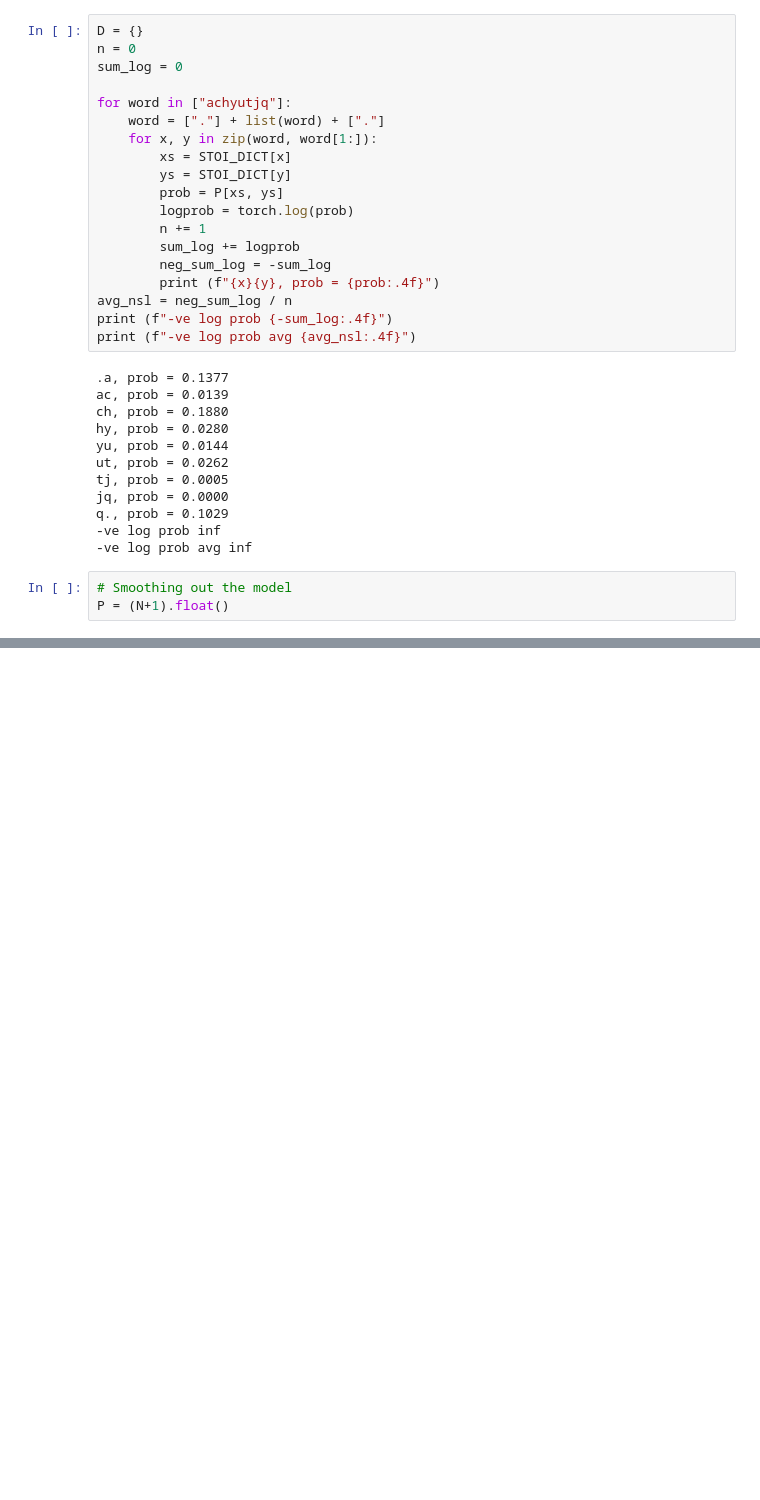
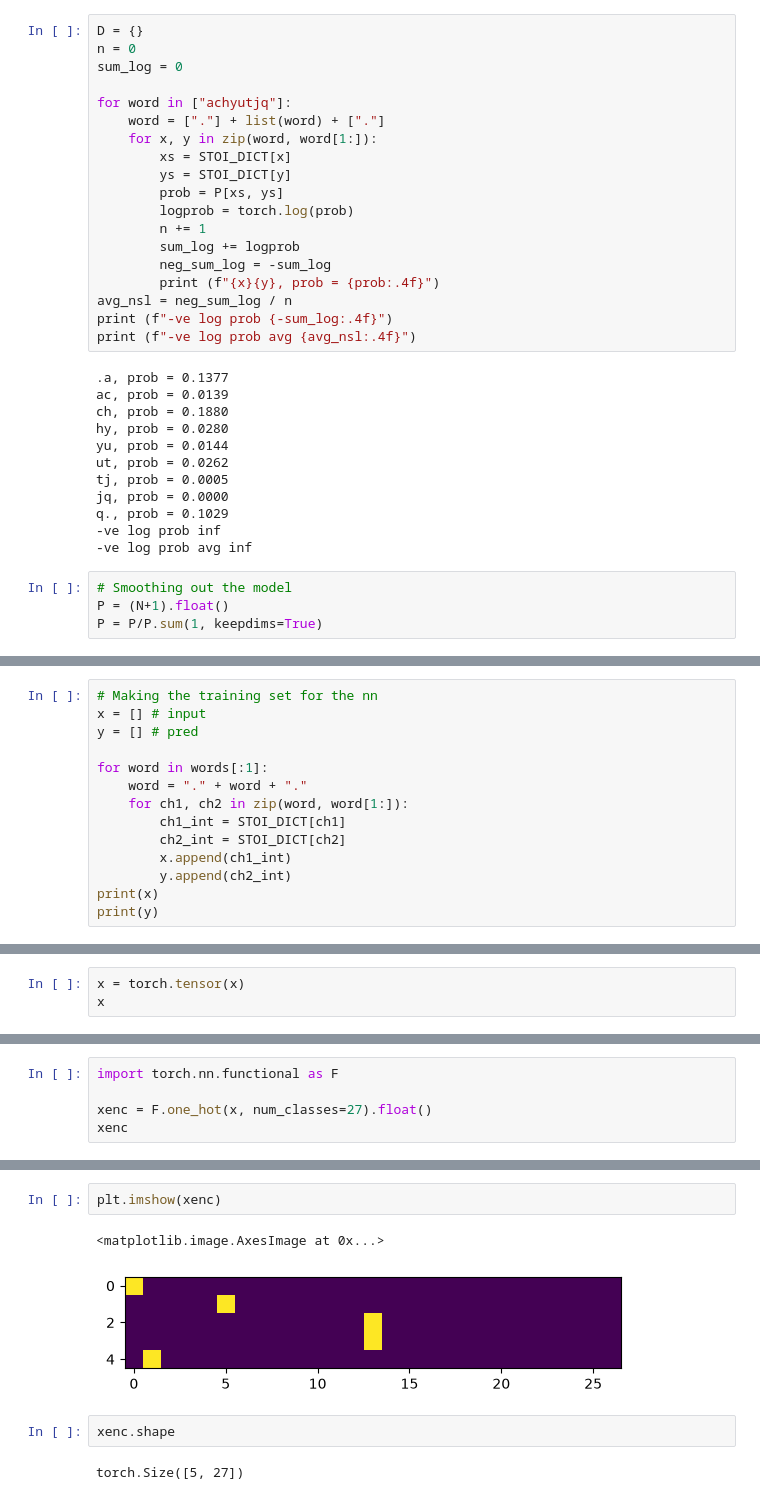
Before and after one commit to achyutbenz19/loki, a Jupyter notebook: 02-makemore/bigram.ipynb, the cells around one changed output, grey strips where cells are left out. Saved outputs shown, nothing was run; the diff lists cells and outputs as text; blank space fills up the shorter version.

```diff
--- a/02-makemore/bigram.ipynb
+++ b/02-makemore/bigram.ipynb
@@ -293,6 +293,7 @@ q., prob = 0.1029
 # %%
 # Smoothing out the model
 P = (N+1).float()
+P = P/P.sum(1, keepdims=True)
 # %%
 D = {}
 n = 0
@@ -326,0 +330,14 @@ q., prob = 29.0000
+# %%
+# Making the training set for the nn
+x = [] # input
+y = [] # pred
+
+for word in words[:1]:
+    word = "." + word + "."
+    for ch1, ch2 in zip(word, word[1:]):
+        ch1_int = STOI_DICT[ch1]
+        ch2_int = STOI_DICT[ch2]
+        x.append(ch1_int)
+        y.append(ch2_int)
+print(x)
+print(y)
@@ -326,0 +347,3 @@ q., prob = 29.0000
+# %%
+x = torch.tensor(x)
+x
@@ -326,0 +357,5 @@ q., prob = 29.0000
+# %%
+import torch.nn.functional as F
+
+xenc = F.one_hot(x, num_classes=27).float()
+xenc
@@ -326,0 +373,9 @@ q., prob = 29.0000
+# %%
+plt.imshow(xenc)
+# %% [output]
+<matplotlib.image.AxesImage at 0x...>
+[figure, added]
+# %%
+xenc.shape
+# %% [output]
+torch.Size([5, 27])
```
Also changed, not shown: parts of 15 cells of this notebook.
